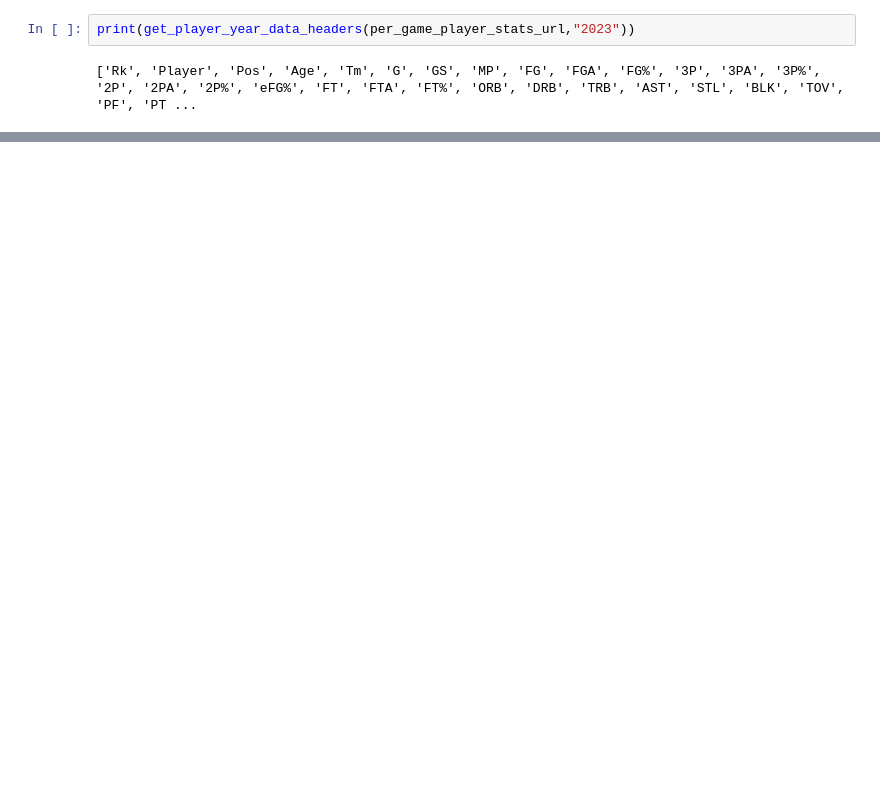
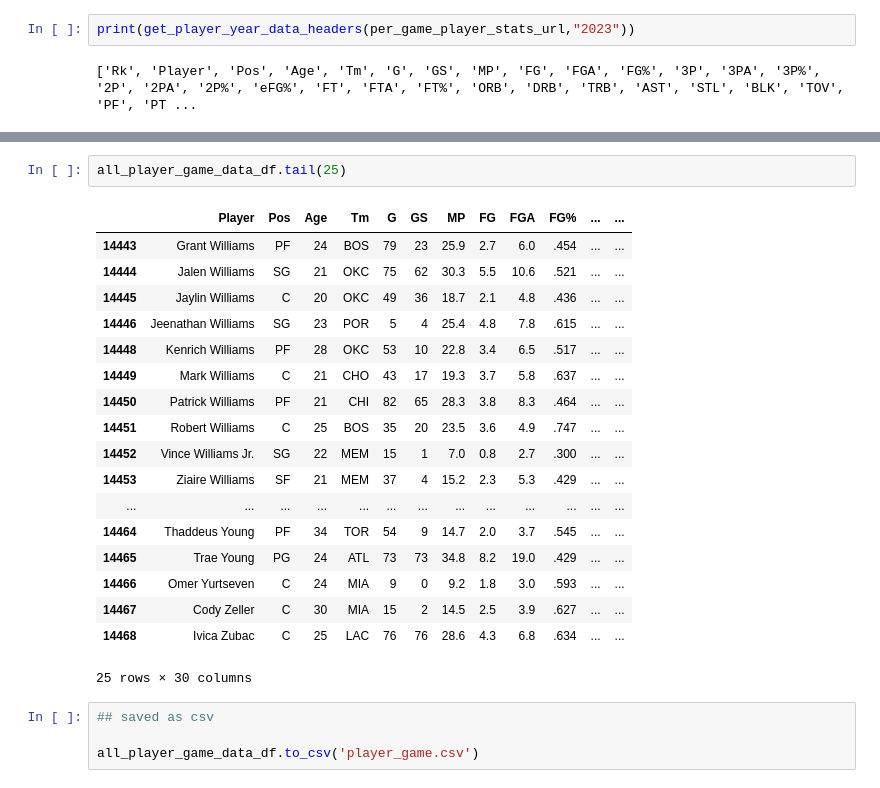
Before and after one commit to nharrisanalyst/NBA_MVP, a Jupyter notebook: nba_mvp.ipynb, the cells around one changed output, grey strips where cells are left out. Saved outputs shown, nothing was run; the diff lists cells and outputs as text; blank space fills up the shorter version.

```diff
--- a/nba_mvp.ipynb
+++ b/nba_mvp.ipynb
@@ -102,0 +191,25 @@ HTTPError: HTTP Error 429: Too Many Requests
+# %%
+all_player_game_data_df.tail(25)
+# %% [output]
+|  | Player | Pos | Age | Tm | G | GS | MP | FG | FGA | FG% | ... | ... |
+| 14443 | Grant Williams | PF | 24 | BOS | 79 | 23 | 25.9 | 2.7 | 6.0 | .454 | ... | ... |
+| 14444 | Jalen Williams | SG | 21 | OKC | 75 | 62 | 30.3 | 5.5 | 10.6 | .521 | ... | ... |
+| 14445 | Jaylin Williams | C | 20 | OKC | 49 | 36 | 18.7 | 2.1 | 4.8 | .436 | ... | ... |
+| 14446 | Jeenathan Williams | SG | 23 | POR | 5 | 4 | 25.4 | 4.8 | 7.8 | .615 | ... | ... |
+| 14448 | Kenrich Williams | PF | 28 | OKC | 53 | 10 | 22.8 | 3.4 | 6.5 | .517 | ... | ... |
+| 14449 | Mark Williams | C | 21 | CHO | 43 | 17 | 19.3 | 3.7 | 5.8 | .637 | ... | ... |
+| 14450 | Patrick Williams | PF | 21 | CHI | 82 | 65 | 28.3 | 3.8 | 8.3 | .464 | ... | ... |
+| 14451 | Robert Williams | C | 25 | BOS | 35 | 20 | 23.5 | 3.6 | 4.9 | .747 | ... | ... |
+| 14452 | Vince Williams Jr. | SG | 22 | MEM | 15 | 1 | 7.0 | 0.8 | 2.7 | .300 | ... | ... |
+| 14453 | Ziaire Williams | SF | 21 | MEM | 37 | 4 | 15.2 | 2.3 | 5.3 | .429 | ... | ... |
+| ... | ... | ... | ... | ... | ... | ... | ... | ... | ... | ... | ... | ... |
+| 14464 | Thaddeus Young | PF | 34 | TOR | 54 | 9 | 14.7 | 2.0 | 3.7 | .545 | ... | ... |
+| 14465 | Trae Young | PG | 24 | ATL | 73 | 73 | 34.8 | 8.2 | 19.0 | .429 | ... | ... |
+| 14466 | Omer Yurtseven | C | 24 | MIA | 9 | 0 | 9.2 | 1.8 | 3.0 | .593 | ... | ... |
+| 14467 | Cody Zeller | C | 30 | MIA | 15 | 2 | 14.5 | 2.5 | 3.9 | .627 | ... | ... |
+| 14468 | Ivica Zubac | C | 25 | LAC | 76 | 76 | 28.6 | 4.3 | 6.8 | .634 | ... | ... |
+25 rows × 30 columns
+# %%
+## saved as csv
+
+all_player_game_data_df.to_csv('player_game.csv')
```
Also changed, not shown: parts of 13 cells of this notebook, 1 other file.
